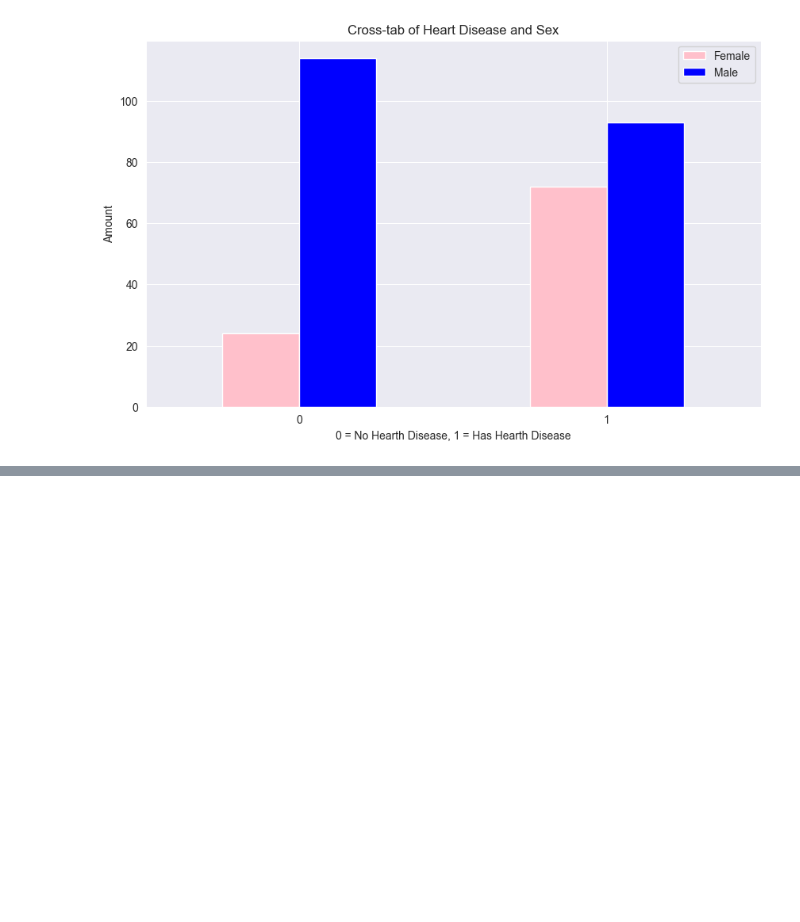
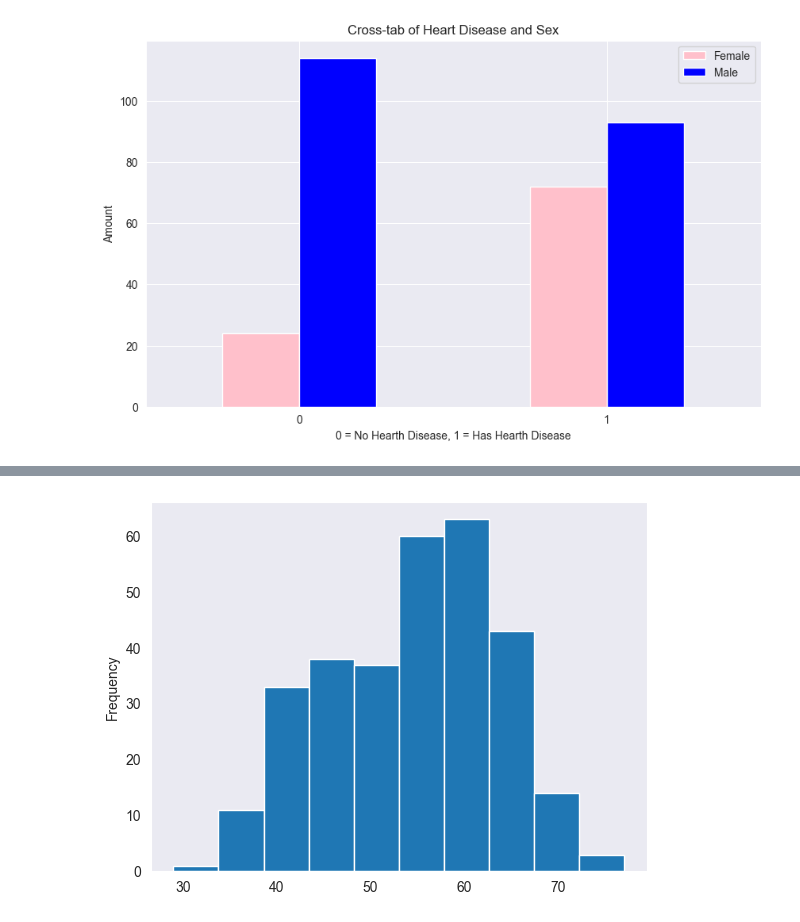
Before and after one commit to Nyarelia/heart_disease_predictor, a Jupyter notebook: heart_disease_classification.ipynb, the cells around one changed output, grey strips where cells are left out. Saved outputs shown, nothing was run; the diff lists cells and outputs as text; code cells hidden in the pictures; blank space fills up the shorter version.

```diff
--- a/heart_disease_classification.ipynb
+++ b/heart_disease_classification.ipynb
@@ -232,0 +241,6 @@ Name: count, Length: 91, dtype: int64
+# %%
+# Check the distribution of the age column with a histogram
+df.age.plot.hist()
+plt.grid(False)
+# %% [output]
+[figure, added]
```
Also changed, not shown: parts of 10 cells of this notebook.
